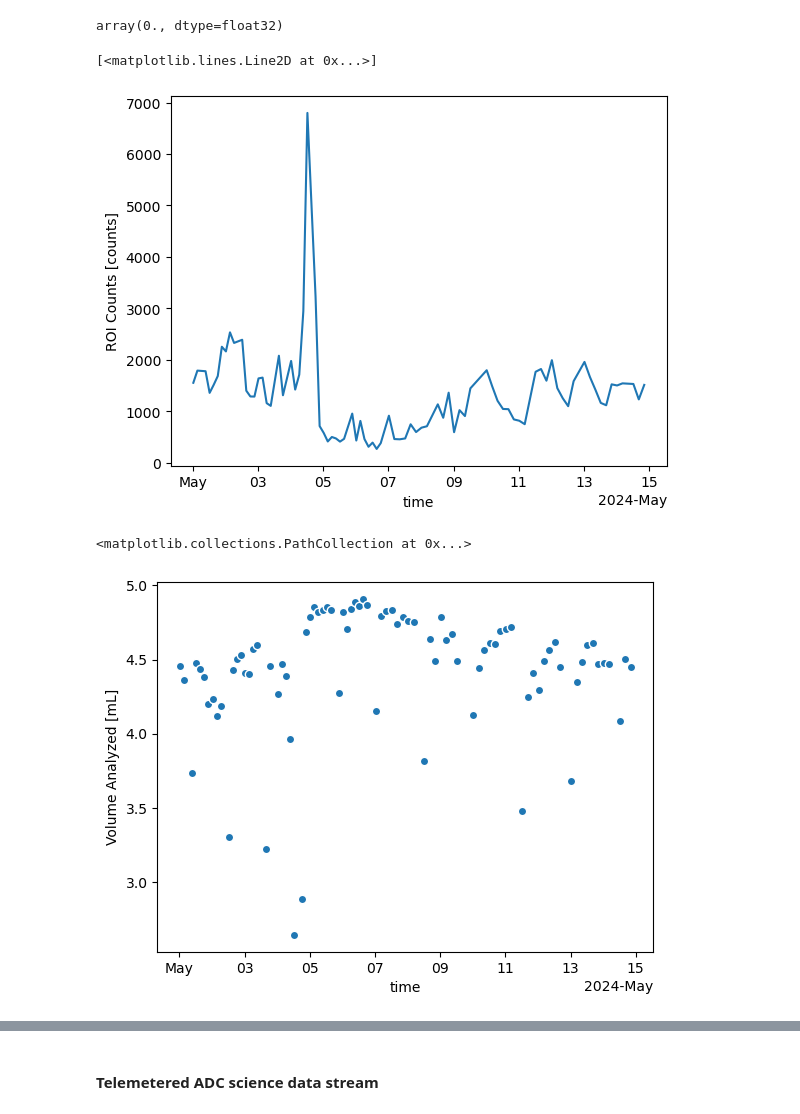
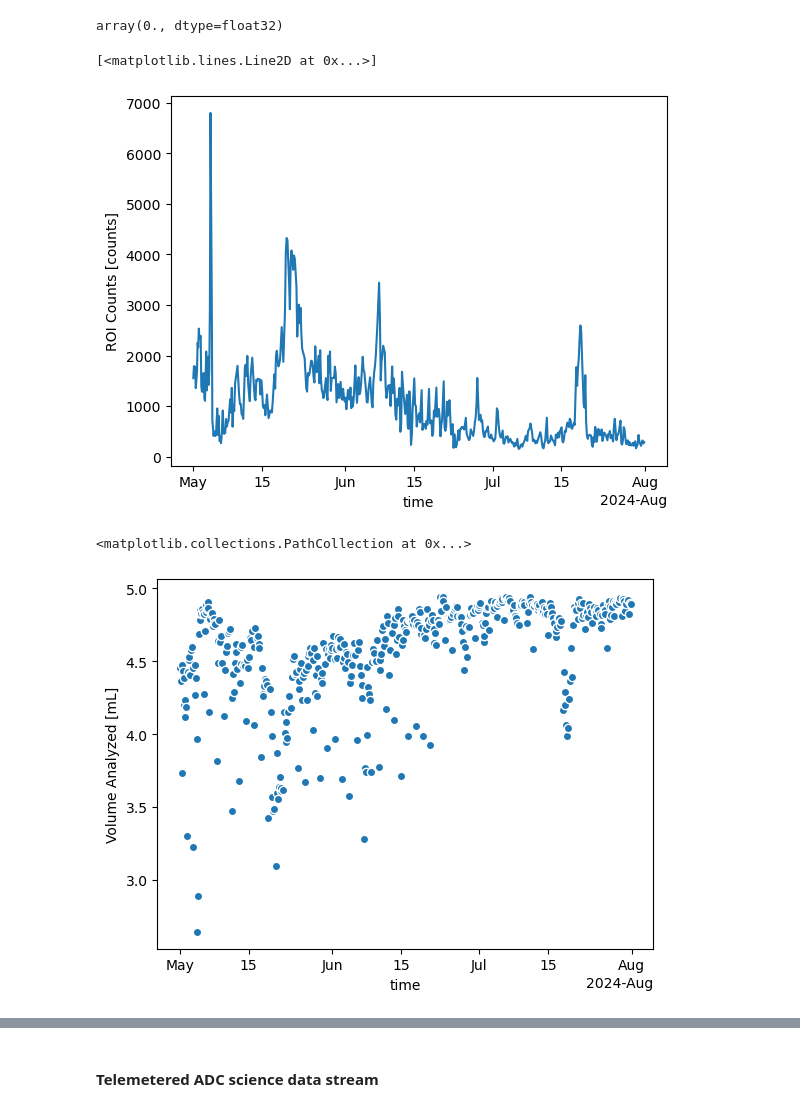
Before and after one commit to cooleyky/pioneer-21, a Jupyter notebook: Dev0_PLIMS_Testing.ipynb, the cells around one changed output, grey strips where cells are left out. Cells and saved outputs as stored; diff of their text form; code cells hidden in the pictures.

```diff
--- a/Dev0_PLIMS_Testing.ipynb
+++ b/Dev0_PLIMS_Testing.ipynb
@@ -245,7 +256,7 @@ site, node, sensor = refdes.split('-', 2)
 vocab = get_vocabulary(site, node, sensor)
 # %%
 # Use the gold copy THREDDs datasets
-thredds_url = M2M.get_thredds_url(refdes, method, stream, beginDT="2024-05-01T00:00:00.0", endDT="2024-05-15T00:00:00.0")
+thredds_url = M2M.get_thredds_url(refdes, method, stream, beginDT="2024-05-01T00:00:00.0", endDT="2024-08-01T00:00:00.0")
 # Get the THREDDs catalog
 thredds_catalog = M2M.get_thredds_catalog(thredds_url)
 thredds_catalog = [x for x in thredds_catalog if "blank" not in x]
@@ -265,5 +276,5 @@ Waiting for request to process
 # %%
 # Load the data
 with ProgressBar():
-    data_hdrsci = xr.open_mfdataset(sensor_files, parallel=True)
+    data_hdrsci = xr.open_mfdataset(sensor_files, parallel=True, preprocess=preprocess)
 # %% [output]
@@ -327,12 +338,12 @@ array(0., dtype=float32)
 data_hdrsci.roi_count.plot(x="time")
 # %% [output]
 [<matplotlib.lines.Line2D at 0x...>]
-[figure, old version]
+[figure, new version]
 # %%
-data_hdrsci.volume_analyzed.plot.scatter(x="time")
+data_hdrsci.volume_analyzed.plot.scatter(x="time", edgecolors="none", s=16)
 # %% [output]
 <matplotlib.collections.PathCollection at 0x...>
-[figure, old version]
+[figure, new version]
 # %%
 data_hdrsci.rois_per_ml.plot(x="time")
 # %% [output]
```
Also changed, not shown: parts of 46 cells of this notebook.
